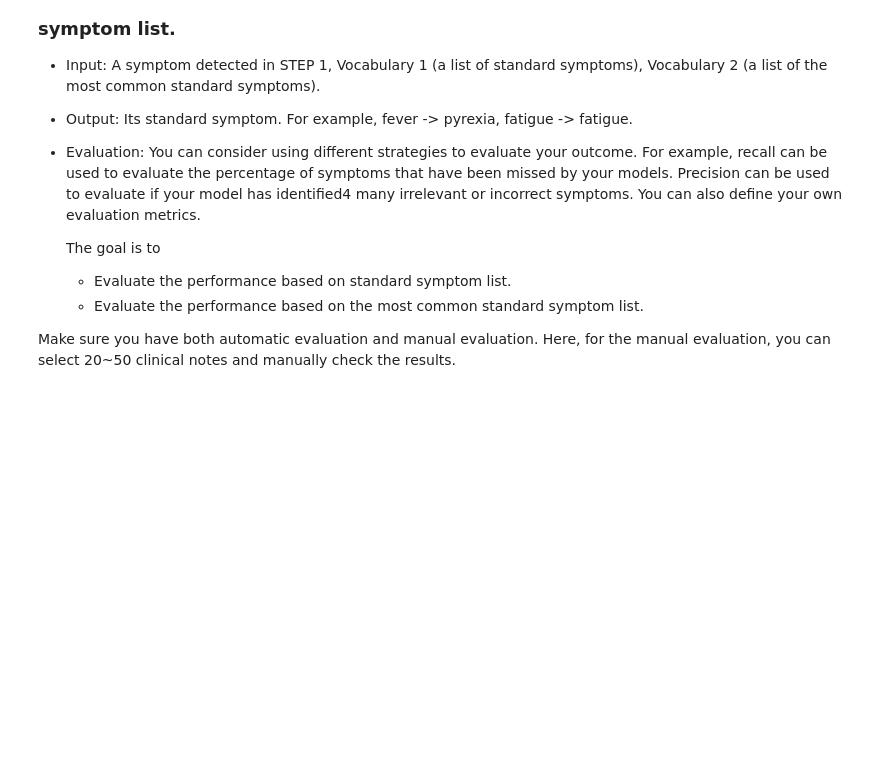
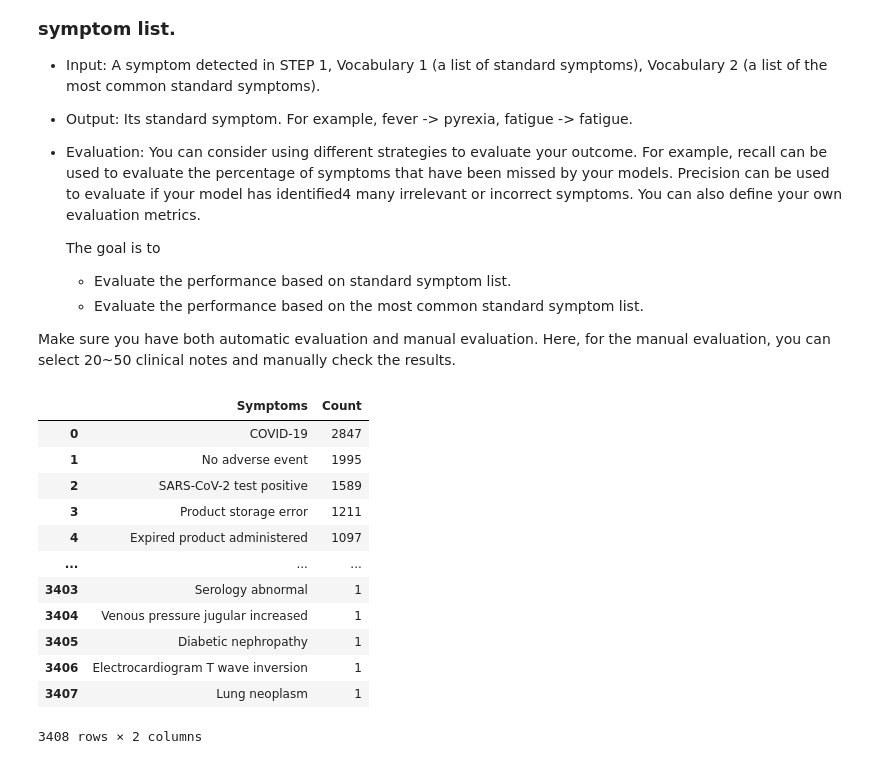
Before and after one commit to qianlan97/CS584-Final, a Jupyter notebook: data_processing.ipynb, the cells around one changed output. Drawn from its saved outputs; the diff is of its cells as text; code cells hidden in the pictures; blank space fills up the shorter version.

Commit message:
standard symptoms lists

```diff
--- a/data_processing.ipynb
+++ b/data_processing.ipynb
@@ -101,7 +102,26 @@ df_covid19_symptoms_full = pd.merge(df_covid19_symptoms[['VAERS_ID']], df_sympt,
 symptom_columns = [col for col in df_sympt.columns if 'SYMPTOM' in col]
 df_covid19_symptoms_full['SYMPTOMS_LIST'] = df_covid19_symptoms_full[symptom_columns].values.tolist()
 all_symptoms = [symptom for sublist in df_covid19_symptoms_full['SYMPTOMS_LIST'].tolist() for symptom in sublist if pd.notnull(symptom)]
-symptom_counts = pd.Series(all_symptoms).value_counts()
 
-top_100_symptoms = symptom_counts.head(100)
-top_100_symptoms
+def extract_unique_strings_with_count(lst):
+    # Filter out strings from the list
+    strings_only = [item for item in lst if isinstance(item, str)]
+
+    # Count the frequency of each string
+    string_counts = Counter(strings_only)
+
+    # Sort the strings based on frequency in descending order
+    sorted_strings = sorted(string_counts, key=string_counts.get, reverse=True)
+
+    # Create a DataFrame with strings and their counts
+    df = pd.DataFrame({
+        'Symptoms': sorted_strings,
+        'Count': [string_counts[string] for string in sorted_strings]
+    })
+
+    return df
+# Call the function and save the result in a DataFrame
+standard_symptoms = extract_unique_strings_with_count(all_symptoms)
+standard_symptoms.to_csv('standard_symptoms.csv')
+common_standard_symptoms = standard_symptoms.head(100)
+common_standard_symptoms.to_csv('common_standard_symptoms.csv')
@@ -241,3 +228,19 @@ df_covid19_symptoms.to_csv('extracted_symptoms.csv', index=False)
 
 Make sure you have both automatic evaluation and manual evaluation. Here, for the manual
 evaluation, you can select 20~50 clinical notes and manually check the results.
+# %%
+standard_symptoms
+# %% [output]
+|  | Symptoms | Count |
+| 0 | COVID-19 | 2847 |
+| 1 | No adverse event | 1995 |
+| 2 | SARS-CoV-2 test positive | 1589 |
+| 3 | Product storage error | 1211 |
+| 4 | Expired product administered | 1097 |
+| ... | ... | ... |
+| 3403 | Serology abnormal | 1 |
+| 3404 | Venous pressure jugular increased | 1 |
+| 3405 | Diabetic nephropathy | 1 |
+| 3406 | Electrocardiogram T wave inversion | 1 |
+| 3407 | Lung neoplasm | 1 |
+3408 rows × 2 columns
```
Also changed, not shown: parts of 5 cells of this notebook, 2 other files.
